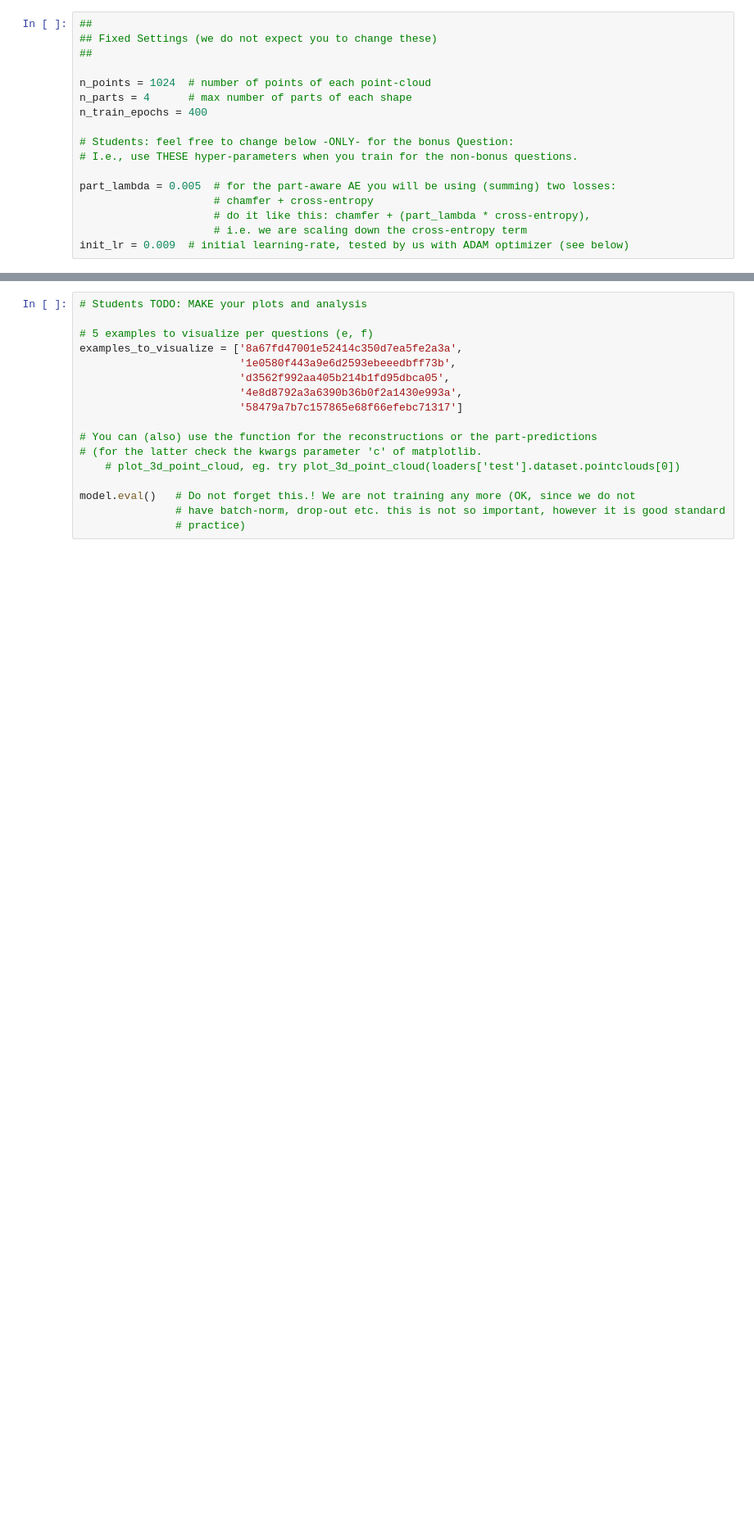
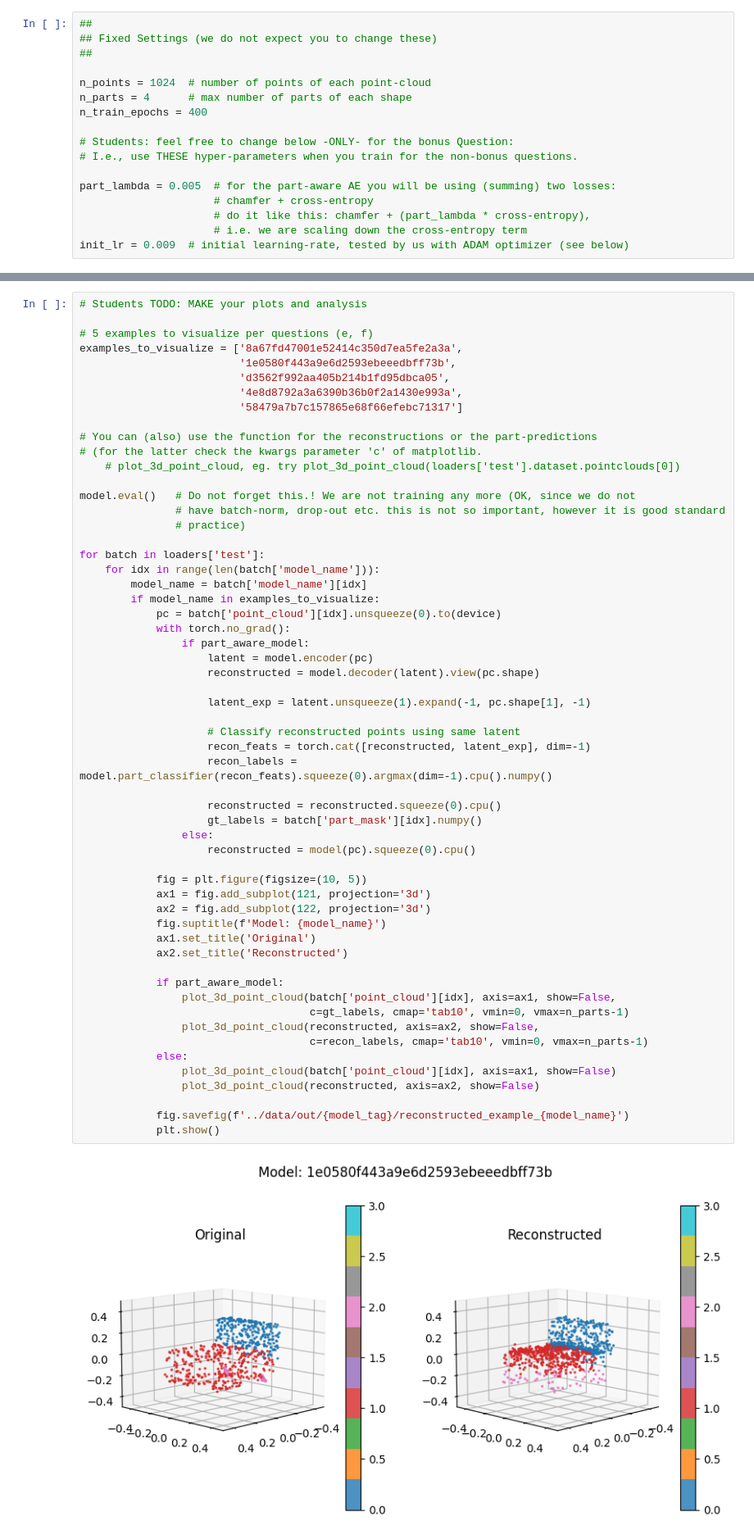
Before and after one commit to Sondringsen/cs233-hw, a Jupyter notebook: hmwk04_code_data/cs233_gtda_hw4/notebooks/main.ipynb, the cells around one changed output, grey strips where cells are left out. Shown at 82% size. Drawn from its saved outputs; the diff is of its cells as text; blank space fills up the shorter version.

```diff
--- a/hmwk04_code_data/cs233_gtda_hw4/notebooks/main.ipynb
+++ b/hmwk04_code_data/cs233_gtda_hw4/notebooks/main.ipynb
@@ -114,17 +230,59 @@ for epoch in tqdm(range(start_epoch, start_epoch + n_train_epochs)):
 # %%
 # Students TODO: MAKE your plots and analysis
 
 # 5 examples to visualize per questions (e, f)
 examples_to_visualize = ['8a67fd47001e52414c350d7ea5fe2a3a',
                          '1e0580f443a9e6d2593ebeeedbff73b',
                          'd3562f992aa405b214b1fd95dbca05',
                          '4e8d8792a3a6390b36b0f2a1430e993a',
                          '58479a7b7c157865e68f66efebc71317']
 
 # You can (also) use the function for the reconstructions or the part-predictions
 # (for the latter check the kwargs parameter 'c' of matplotlib.
     # plot_3d_point_cloud, eg. try plot_3d_point_cloud(loaders['test'].dataset.pointclouds[0])
 
 model.eval()   # Do not forget this.! We are not training any more (OK, since we do not
                # have batch-norm, drop-out etc. this is not so important, however it is good standard
                # practice)
+
+for batch in loaders['test']:
+    for idx in range(len(batch['model_name'])):
+        model_name = batch['model_name'][idx]
+        if model_name in examples_to_visualize:
+            pc = batch['point_cloud'][idx].unsqueeze(0).to(device)
+            with torch.no_grad():
+                if part_aware_model:
+                    latent = model.encoder(pc)
+                    reconstructed = model.decoder(latent).view(pc.shape)
+
+                    latent_exp = latent.unsqueeze(1).expand(-1, pc.shape[1], -1)
+
+                    # Classify reconstructed points using same latent
+                    recon_feats = torch.cat([reconstructed, latent_exp], dim=-1)
+                    recon_labels = model.part_classifier(recon_feats).squeeze(0).argmax(dim=-1).cpu().numpy()
+
+                    reconstructed = reconstructed.squeeze(0).cpu()
+                    gt_labels = batch['part_mask'][idx].numpy()
+                else:
+                    reconstructed = model(pc).squeeze(0).cpu()
+
+            fig = plt.figure(figsize=(10, 5))
+            ax1 = fig.add_subplot(121, projection='3d')
+            ax2 = fig.add_subplot(122, projection='3d')
+            fig.suptitle(f'Model: {model_name}')
+            ax1.set_title('Original')
+            ax2.set_title('Reconstructed')
+
+            if part_aware_model:
+                plot_3d_point_cloud(batch['point_cloud'][idx], axis=ax1, show=False,
+                                    c=gt_labels, cmap='tab10', vmin=0, vmax=n_parts-1)
+                plot_3d_point_cloud(reconstructed, axis=ax2, show=False,
+                                    c=recon_labels, cmap='tab10', vmin=0, vmax=n_parts-1)
+            else:
+                plot_3d_point_cloud(batch['point_cloud'][idx], axis=ax1, show=False)
+                plot_3d_point_cloud(reconstructed, axis=ax2, show=False)
+
+            fig.savefig(f'../data/out/{model_tag}/reconstructed_example_{model_name}')
+            plt.show()
+# %% [output]
+[figure, added]
```
Also changed, not shown: parts of 14 cells of this notebook, 6 other files.
